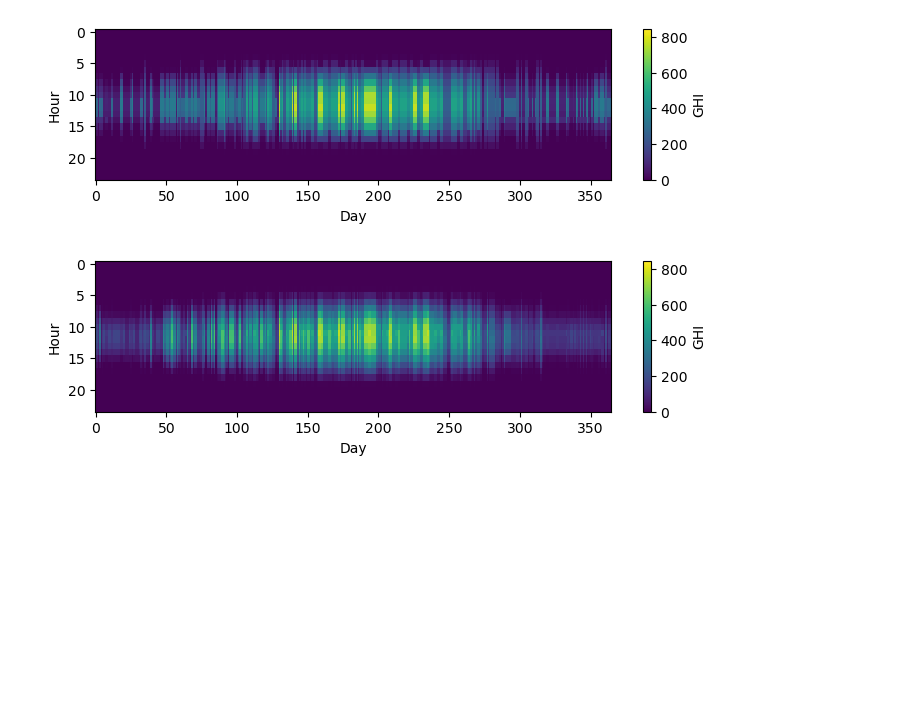
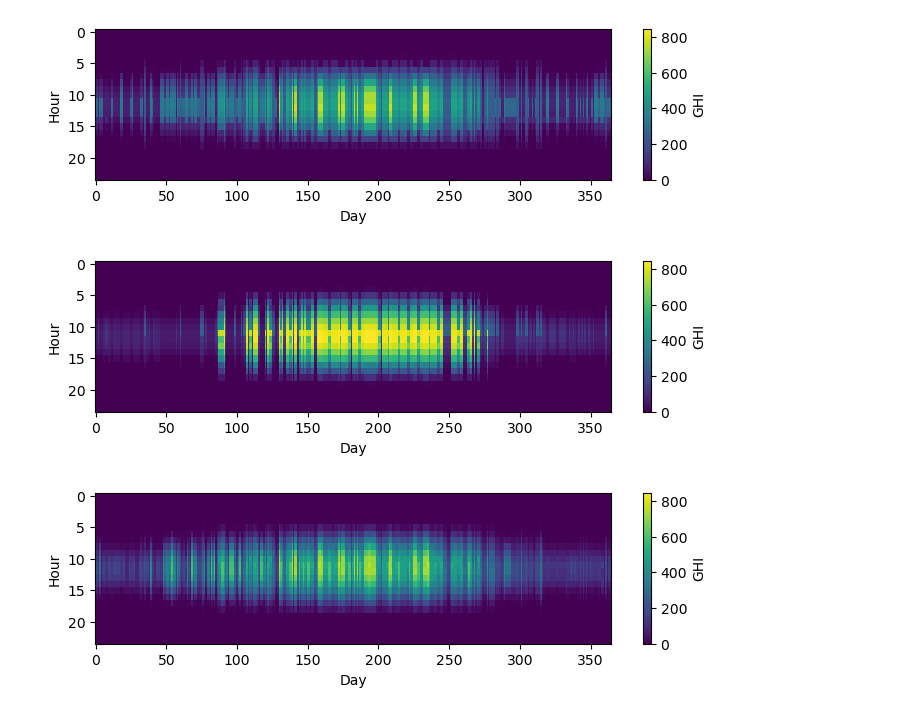
Before and after one commit to FZJ-IEK3-VSA/tsam, a Jupyter notebook: examples/aggregation_representation.ipynb, the cells around one changed output. Cells and saved outputs as stored; diff of their text form; code cells hidden in the pictures; blank space fills up the shorter version.

```diff
--- a/examples/aggregation_representation.ipynb
+++ b/examples/aggregation_representation.ipynb
@@ -180,6 +207,10 @@ plotTS(raw[param], 24, vmin = raw[param].min(), vmax = raw[param].max(), label =
 plotTS(predictedPeriodsMedoid[param], 24, vmin = raw[param].min(), vmax = raw[param].max(), label = param)
 # %% [output]
 [figure]
+# %%
+plotTS(predictedPeriodsMaxoid[param], 24, vmin = raw[param].min(), vmax = raw[param].max(), label = param)
+# %% [output]
+[figure, added]
 # %%
 plotTS(predictedPeriodsMean[param], 24, vmin = raw[param].min(), vmax = raw[param].max(), label = param)
 # %% [output]
```
Also changed, not shown: parts of 12 cells of this notebook, 4 other files.
